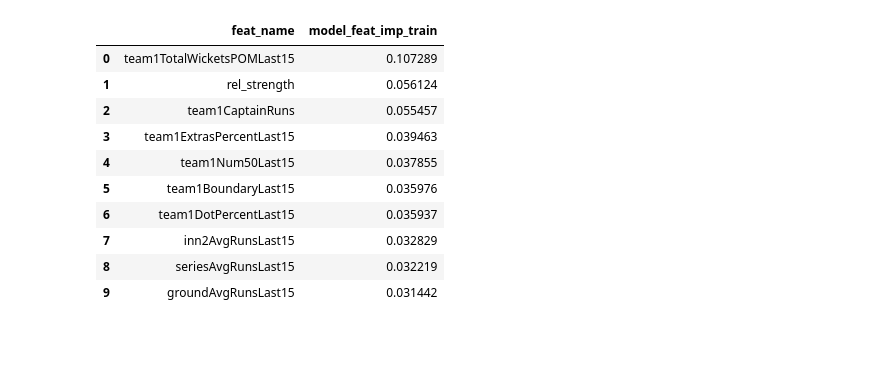
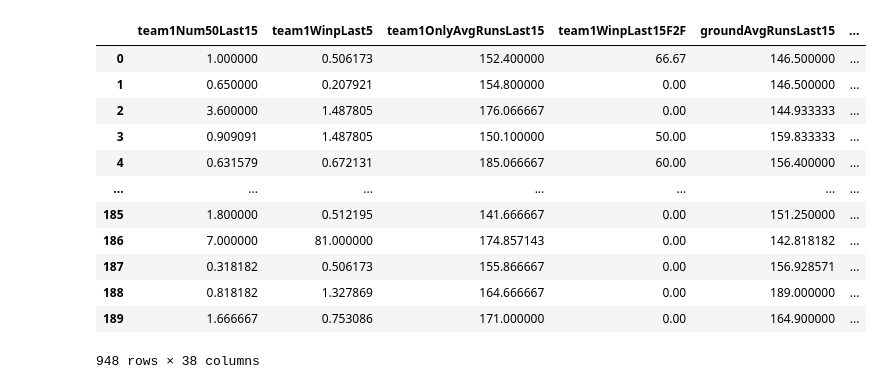
Before and after one commit to waitasecant/AmEx-Campus-Super-Bowl, a Jupyter notebook: test.ipynb, the cells around one changed output. Cells and saved outputs as stored; diff of their text form; code cells hidden in the pictures; blank space fills up the shorter version.

```diff
--- a/test.ipynb
+++ b/test.ipynb
@@ -145,15 +162,0 @@ feature_importance_lgb.head(10)
-# %%
-models = {
-    'xgb': clf_xgb.best_estimator_,
-    'cat': clf_cat.best_estimator_,
-    'lgb': clf_lgb.best_estimator_
-}
-
-trained_models = [(name, model) for name, model in models.items()]
-
-ensemble = VotingClassifier(estimators=trained_models, voting='soft', verbose=False, n_jobs=-1)
-ensemble.fit(X_train, y_train)
-y_pred = ensemble.predict(X_test)
-
-acc = np.mean(y_pred == y_test)
-print(f'Accuracy for ensemble: {acc}')
@@ -176,14 +269,16 @@ feature_importance = pd.DataFrame(feature_importance, columns=['feat_name', 'mod
-# %%
-feature_importance
-# %% [output]
-|  | feat_name | model_feat_imp_train |
-| 0 | team1TotalWicketsPOMLast15 | 0.107289 |
-| 1 | rel_strength | 0.056124 |
-| 2 | team1CaptainRuns | 0.055457 |
-| 3 | team1ExtrasPercentLast15 | 0.039463 |
-| 4 | team1Num50Last15 | 0.037855 |
-| 5 | team1BoundaryLast15 | 0.035976 |
-| 6 | team1DotPercentLast15 | 0.035937 |
-| 7 | inn2AvgRunsLast15 | 0.032829 |
-| 8 | seriesAvgRunsLast15 | 0.032219 |
-| 9 | groundAvgRunsLast15 | 0.031442 |
+# %%
+X_train
+# %% [output]
+|  | team1Num50Last15 | team1WinpLast5 | team1OnlyAvgRunsLast15 | team1WinpLast15F2F | groundAvgRunsLast15 | ... |
+| 0 | 1.000000 | 0.506173 | 152.400000 | 66.67 | 146.500000 | ... |
+| 1 | 0.650000 | 0.207921 | 154.800000 | 0.00 | 146.500000 | ... |
+| 2 | 3.600000 | 1.487805 | 176.066667 | 0.00 | 144.933333 | ... |
+| 3 | 0.909091 | 1.487805 | 150.100000 | 50.00 | 159.833333 | ... |
+| 4 | 0.631579 | 0.672131 | 185.066667 | 60.00 | 156.400000 | ... |
+| ... | ... | ... | ... | ... | ... | ... |
+| 185 | 1.800000 | 0.512195 | 141.666667 | 0.00 | 151.250000 | ... |
+| 186 | 7.000000 | 81.000000 | 174.857143 | 0.00 | 142.818182 | ... |
+| 187 | 0.318182 | 0.506173 | 155.866667 | 0.00 | 156.928571 | ... |
+| 188 | 0.818182 | 1.327869 | 164.666667 | 0.00 | 189.000000 | ... |
+| 189 | 1.666667 | 0.753086 | 171.000000 | 0.00 | 164.900000 | ... |
+948 rows × 38 columns
```
Also changed, not shown: parts of 31 cells of this notebook, 17 other files.
